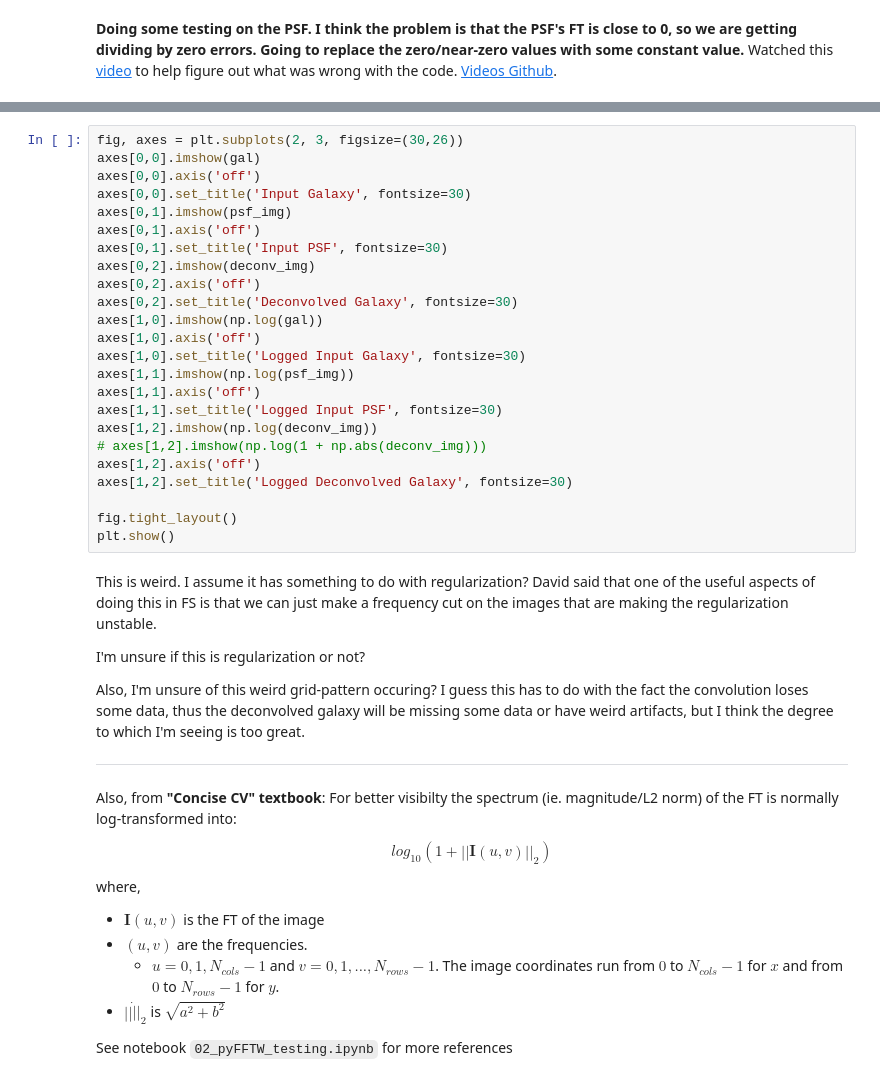
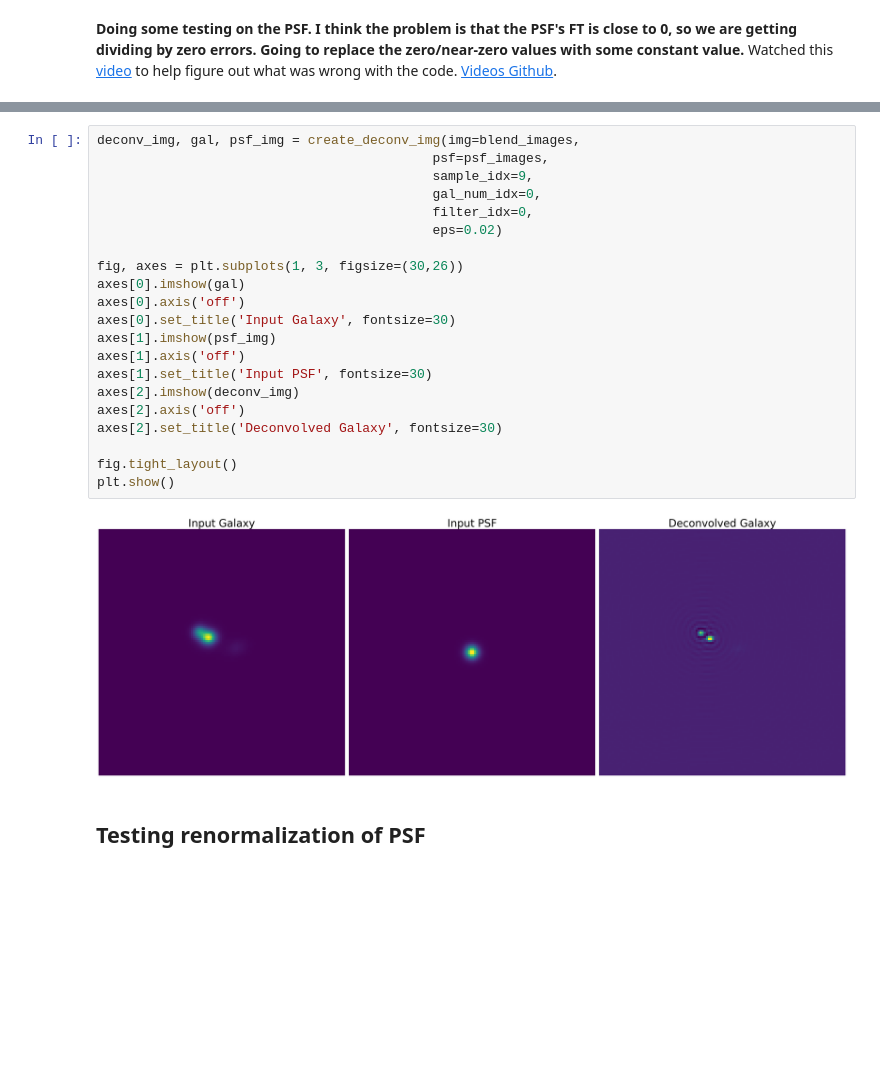
Before and after one commit to MatthewDowicz/Blending, a Jupyter notebook: 03b_Getting_PSF_from_BTK_Scripts.ipynb, the cells around one changed output, grey strips where cells are left out. Drawn from its saved outputs; the diff is of its cells as text; blank space fills up the shorter version.

```diff
--- a/03b_Getting_PSF_from_BTK_Scripts.ipynb
+++ b/03b_Getting_PSF_from_BTK_Scripts.ipynb
@@ -213,44 +180,25 @@ plt.show()
-# %%
-fig, axes = plt.subplots(2, 3, figsize=(30,26))
-axes[0,0].imshow(gal)
-axes[0,0].axis('off')
-axes[0,0].set_title('Input Galaxy', fontsize=30)
-axes[0,1].imshow(psf_img)
-axes[0,1].axis('off')
-axes[0,1].set_title('Input PSF', fontsize=30)
-axes[0,2].imshow(deconv_img)
-axes[0,2].axis('off')
-axes[0,2].set_title('Deconvolved Galaxy', fontsize=30)
-axes[1,0].imshow(np.log(gal))
-axes[1,0].axis('off')
-axes[1,0].set_title('Logged Input Galaxy', fontsize=30)
-axes[1,1].imshow(np.log(psf_img))
-axes[1,1].axis('off')
-axes[1,1].set_title('Logged Input PSF', fontsize=30)
-axes[1,2].imshow(np.log(deconv_img))
-# axes[1,2].imshow(np.log(1 + np.abs(deconv_img)))
-axes[1,2].axis('off')
-axes[1,2].set_title('Logged Deconvolved Galaxy', fontsize=30)
-
-fig.tight_layout()
-plt.show()
-# %% [markdown]
-This is weird. I assume it has something to do with regularization? David said that one of the useful aspects of doing this in FS is that we can just make a frequency cut on the images that are making the regularization unstable.
-
-I'm unsure if this is regularization or not?
-
-Also, I'm unsure of this weird grid-pattern occuring? I guess this has to do with the fact the convolution loses some data, thus the deconvolved galaxy will be missing some data or have weird artifacts, but I think the degree to which I'm seeing is too great.
-
----
-
-Also, from **"Concise CV" textbook**: For better visibilty the spectrum (ie. magnitude/L2 norm) of the FT is normally log-transformed into:
-
-$$log_{10}(1 + ||\mathbf{I}(u,v)||_{2})$$
-
-where,
-- $\mathbf{I}(u,v)$ is the FT of the image
-- $(u,v)$ are the frequencies.
-    - $u = 0, 1, N_{cols} -1$ and $v = 0, 1,..., N_{rows}-1$. The image coordinates run from $0$ to $N_{cols}-1$ for $x$ and from $0$ to $N_{rows}-1$ for $y$.
-- $|| \dot ||_{2}$ is $\sqrt{a^2 + b^2}$
-
-See notebook `02_pyFFTW_testing.ipynb` for more references
+# %%
+deconv_img, gal, psf_img = create_deconv_img(img=blend_images,
+                                           psf=psf_images,
+                                           sample_idx=9,
+                                           gal_num_idx=0,
+                                           filter_idx=0,
+                                           eps=0.02)
+
+fig, axes = plt.subplots(1, 3, figsize=(30,26))
+axes[0].imshow(gal)
+axes[0].axis('off')
+axes[0].set_title('Input Galaxy', fontsize=30)
+axes[1].imshow(psf_img)
+axes[1].axis('off')
+axes[1].set_title('Input PSF', fontsize=30)
+axes[2].imshow(deconv_img)
+axes[2].axis('off')
+axes[2].set_title('Deconvolved Galaxy', fontsize=30)
+
+fig.tight_layout()
+plt.show()
+# %% [output]
+[figure, added]
+# %% [markdown]
+## Testing renormalization of PSF
```
Also changed, not shown: parts of 6 cells of this notebook.
